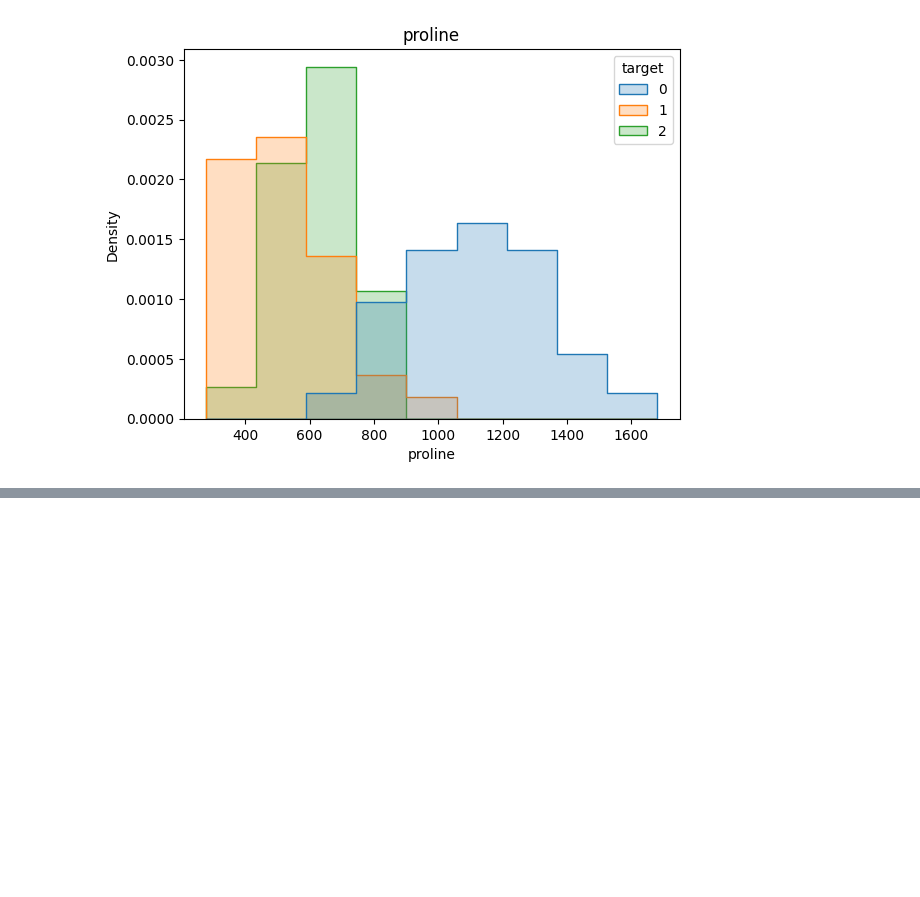
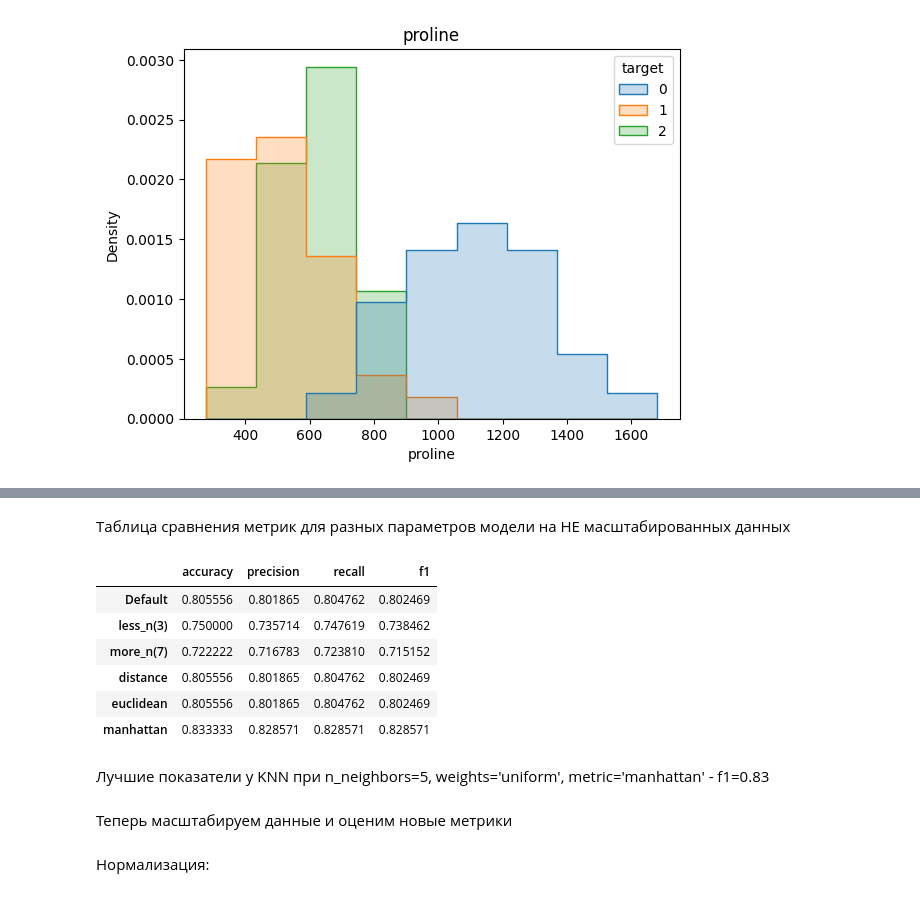
Before and after one commit to KATTSS/ml_course_bsu, a Jupyter notebook: hw03_knn/knn.ipynb, the cells around one changed output, grey strips where cells are left out. Cells and saved outputs as stored; diff of their text form; code cells hidden in the pictures; blank space fills up the shorter version.

```diff
--- a/hw03_knn/knn.ipynb
+++ b/hw03_knn/knn.ipynb
@@ -123,0 +175,42 @@ for feature in feature_names:
+# %%
+distance_model = KNeighborsClassifier(weights='distance')
+distance_model.fit(X_train, y_train)
+distance_preds = distance_model.predict(X_test)
+distance_metrics = get_metrics(y_test, distance_preds)
+# %%
+euclidean_model = KNeighborsClassifier(metric='euclidean')
+euclidean_model.fit(X_train, y_train)
+euclidean_preds = euclidean_model.predict(X_test)
+euclidean_metrics = get_metrics(y_test, euclidean_preds)
+# %%
+manhattan_model = KNeighborsClassifier(metric='manhattan')
+manhattan_model.fit(X_train, y_train)
+manhattan_preds = manhattan_model.predict(X_test)
+manhattan_metrics = get_metrics(y_test, manhattan_preds)
+# %%
+comparison_df = pd.DataFrame({
+    "Default": default_metrics,
+    "less_n(3)" : less_n_metrics,
+    "more_n(7)" : more_n_metrics,
+    "distance" : distance_metrics,
+    "euclidean" : euclidean_metrics,
+    "manhattan" : manhattan_metrics
+}).T
+# %% [markdown]
+Таблица сравнения метрик для разных параметров модели на НЕ масштабированных данных
+# %%
+comparison_df.head(6)
+# %% [output]
+|  | accuracy | precision | recall | f1 |
+| Default | 0.805556 | 0.801865 | 0.804762 | 0.802469 |
+| less_n(3) | 0.750000 | 0.735714 | 0.747619 | 0.738462 |
+| more_n(7) | 0.722222 | 0.716783 | 0.723810 | 0.715152 |
+| distance | 0.805556 | 0.801865 | 0.804762 | 0.802469 |
+| euclidean | 0.805556 | 0.801865 | 0.804762 | 0.802469 |
+| manhattan | 0.833333 | 0.828571 | 0.828571 | 0.828571 |
+# %% [markdown]
+Лучшие показатели у KNN при n_neighbors=5, weights='uniform', metric='manhattan' - f1=0.83
+# %% [markdown]
+Теперь масштабируем данные и оценим новые метрики
+# %% [markdown]
+Нормализация:
```
Also changed, not shown: parts of 22 cells of this notebook.
